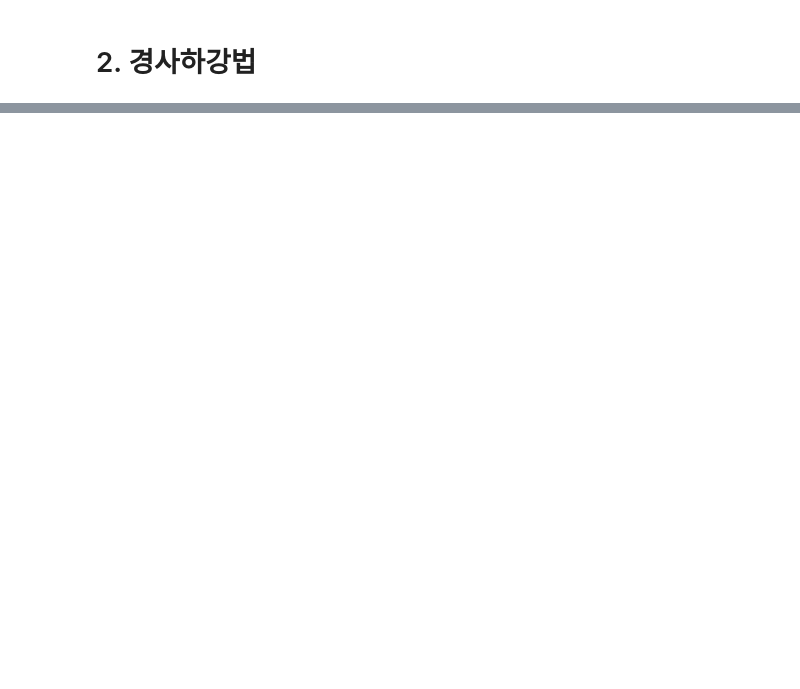
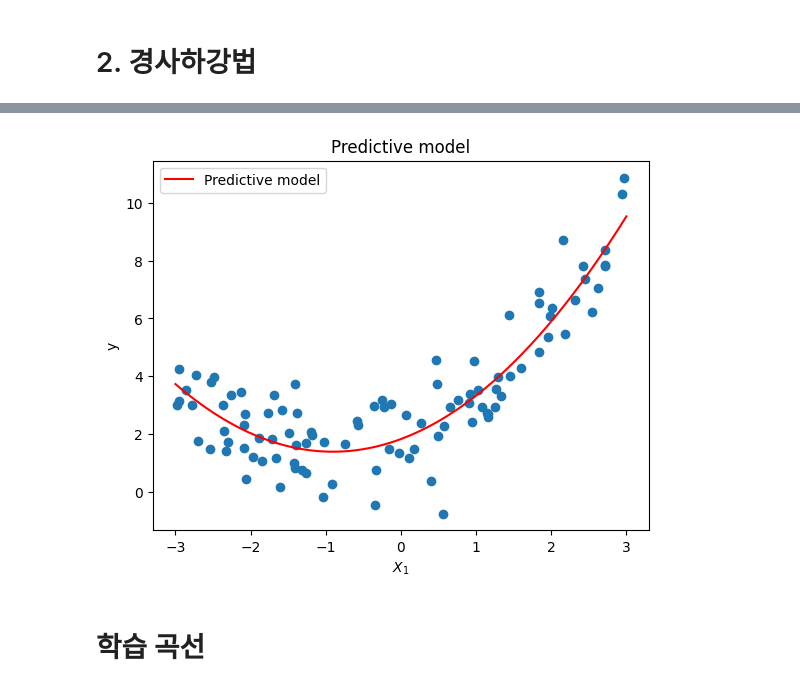
Before and after one commit to editdiary/study, a Jupyter notebook: HandsOn-ML/Ch4. 모델 훈련/Practice.ipynb, the cells around one changed output, grey strips where cells are left out. Cells and saved outputs as stored; diff of their text form; code cells hidden in the pictures; blank space fills up the shorter version.

```diff
--- a/HandsOn-ML/Ch4. 모델 훈련/Practice.ipynb
+++ b/HandsOn-ML/Ch4. 모델 훈련/Practice.ipynb
@@ -126,0 +162,17 @@ print(sgd_reg.intercept_, sgd_reg.coef_)
+# %%
+# 예측 모델 시각화
+X_new = np.linspace(-3, 3, 100).reshape(100, 1)
+X_new_poly = poly_features.transform(X_new)
+y_new = lin_reg.predict(X_new_poly)
+
+plt.scatter(X, y)
+plt.plot(X_new, y_new, 'r-', label='Predictive model')
+plt.xlabel('$X_1$')
+plt.ylabel('y')
+plt.title('Predictive model')
+plt.legend()
+plt.show()
+# %% [output]
+[figure, added]
+# %% [markdown]
+# 학습 곡선
```
Also changed, not shown: parts of 24 cells of this notebook.
